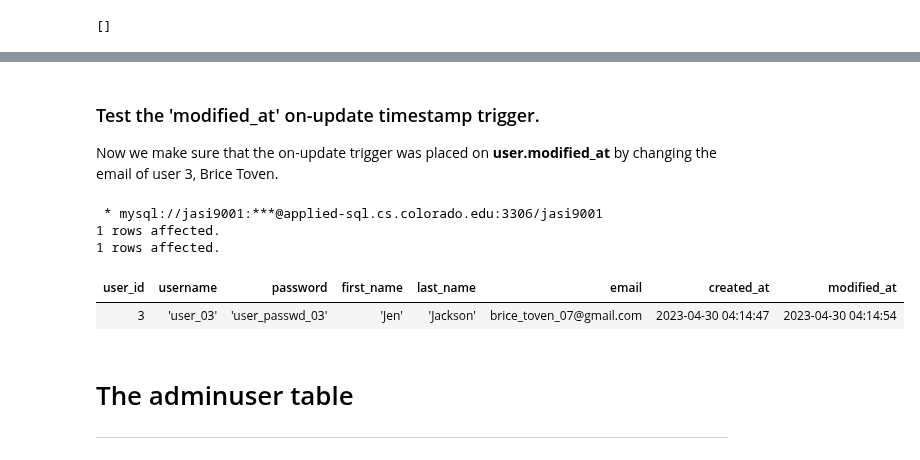
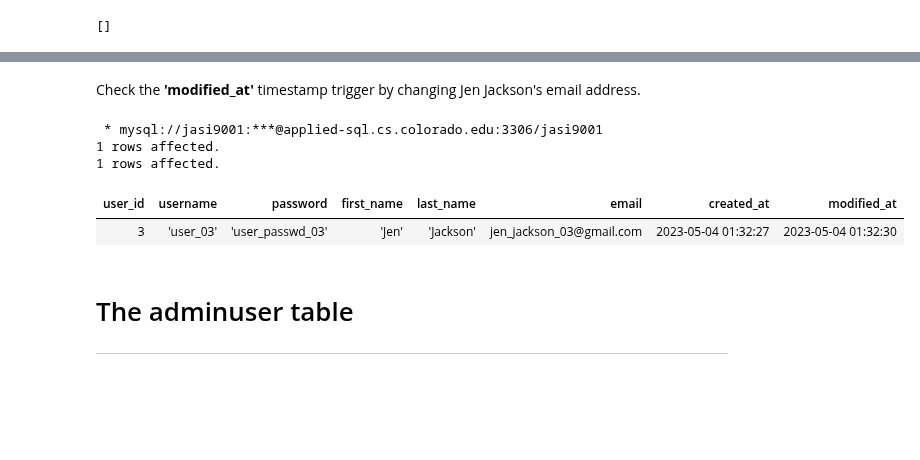
Before and after one commit to Micah614/P2P_Retail_Database, a Jupyter notebook: P2P_DB.ipynb, the cells around one changed output, grey strips where cells are left out. Saved outputs shown, nothing was run; the diff lists cells and outputs as text; code cells hidden in the pictures; blank space fills up the shorter version.

```diff
--- a/P2P_DB.ipynb
+++ b/P2P_DB.ipynb
@@ -181,22 +206,21 @@ SELECT * FROM user;
 # %% [markdown]
-### Test the 'modified_at' on-update timestamp trigger.
-<p>Now we make sure that the on-update trigger was placed on <b>user.modified_at</b> by changing the email of user 3, Brice Toven.</p>
+Check the <b>'modified_at'</b> timestamp trigger by changing Jen Jackson's email address.
 # %%
 %%sql
-# Change Brice Toven's email to make sure the update trigger is working properly.
+# Change Jen's email to make sure the update trigger is working properly.
 UPDATE user
 SET
-    email = 'brice_toven_07@gmail.com'  # CHANGE A VALUE TO TEST THE UPDATE TRIGGER
+    email = 'jen_jackson_03@gmail.com'
 WHERE
     user_id = 3;
 
 SELECT * FROM user WHERE user_id = 3;
 # %% [output]
  * mysql://jasi9001:***@applied-sql.cs.colorado.edu:3306/jasi9001
 1 rows affected.
 1 rows affected.
 | user_id | username | password | first_name | last_name | email | created_at | modified_at |
-| 3 | 'user_03' | 'user_passwd_03' | 'Jen' | 'Jackson' | brice_toven_07@gmail.com | 2023-04-30 04:14:47 | 2023-04-30 04:14:54 |
+| 3 | 'user_03' | 'user_passwd_03' | 'Jen' | 'Jackson' | jen_jackson_03@gmail.com | 2023-05-04 01:32:27 | 2023-05-04 01:32:30 |
 # %% [markdown]
 # The adminuser table
 <hr/>
```
Also changed, not shown: parts of 71 cells of this notebook.
